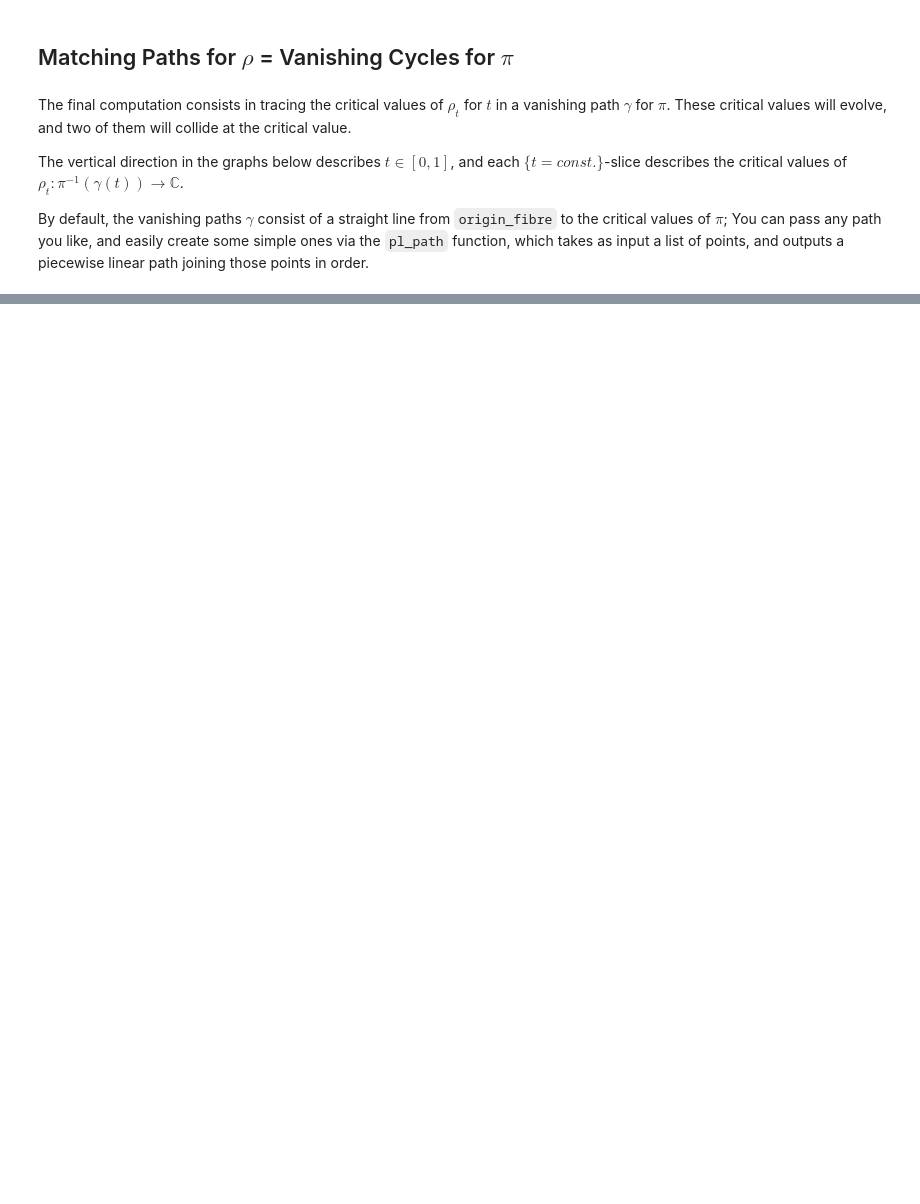
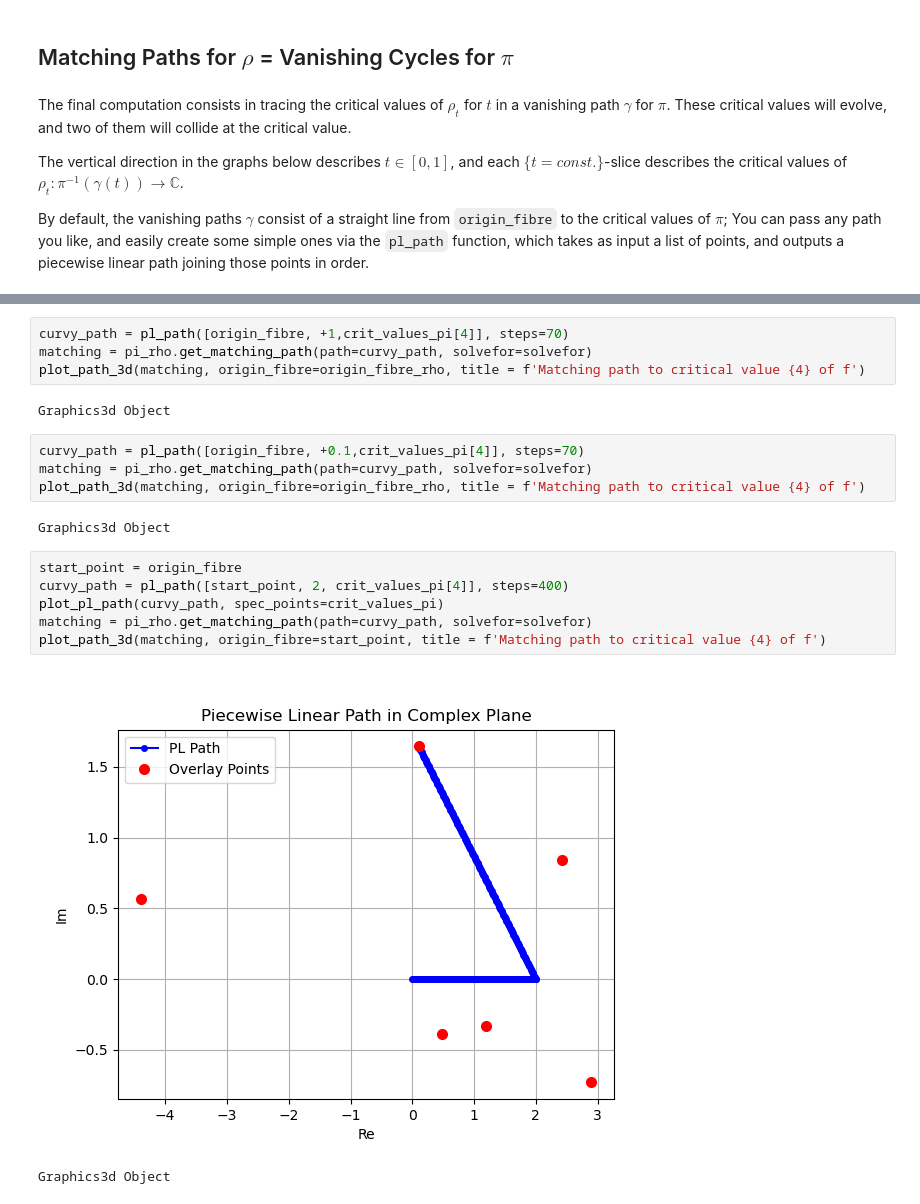
Before and after one commit to ViveLeFrance/AffineHandlebodies, a Jupyter notebook: p3d7.ipynb, the cells around one changed output, grey strips where cells are left out. Cells and saved outputs as stored; diff of their text form; blank space fills up the shorter version.

```diff
--- a/p3d7.ipynb
+++ b/p3d7.ipynb
@@ -272,3 +269,24 @@ Graphics3d Object
 Graphics3d Object
 Graphics3d Object
 Graphics3d Object
+# %%
+curvy_path = pl_path([origin_fibre, +1,crit_values_pi[4]], steps=70)
+matching = pi_rho.get_matching_path(path=curvy_path, solvefor=solvefor)
+plot_path_3d(matching, origin_fibre=origin_fibre_rho, title = f'Matching path to critical value {4} of f')
+# %% [output]
+Graphics3d Object
+# %%
+curvy_path = pl_path([origin_fibre, +0.1,crit_values_pi[4]], steps=70)
+matching = pi_rho.get_matching_path(path=curvy_path, solvefor=solvefor)
+plot_path_3d(matching, origin_fibre=origin_fibre_rho, title = f'Matching path to critical value {4} of f')
+# %% [output]
+Graphics3d Object
+# %%
+start_point = origin_fibre
+curvy_path = pl_path([start_point, 2, crit_values_pi[4]], steps=400)
+plot_pl_path(curvy_path, spec_points=crit_values_pi)
+matching = pi_rho.get_matching_path(path=curvy_path, solvefor=solvefor)
+plot_path_3d(matching, origin_fibre=start_point, title = f'Matching path to critical value {4} of f')
+# %% [output]
+[figure, added]
+Graphics3d Object
```
Also changed, not shown: parts of 9 cells of this notebook, 6 other files.
